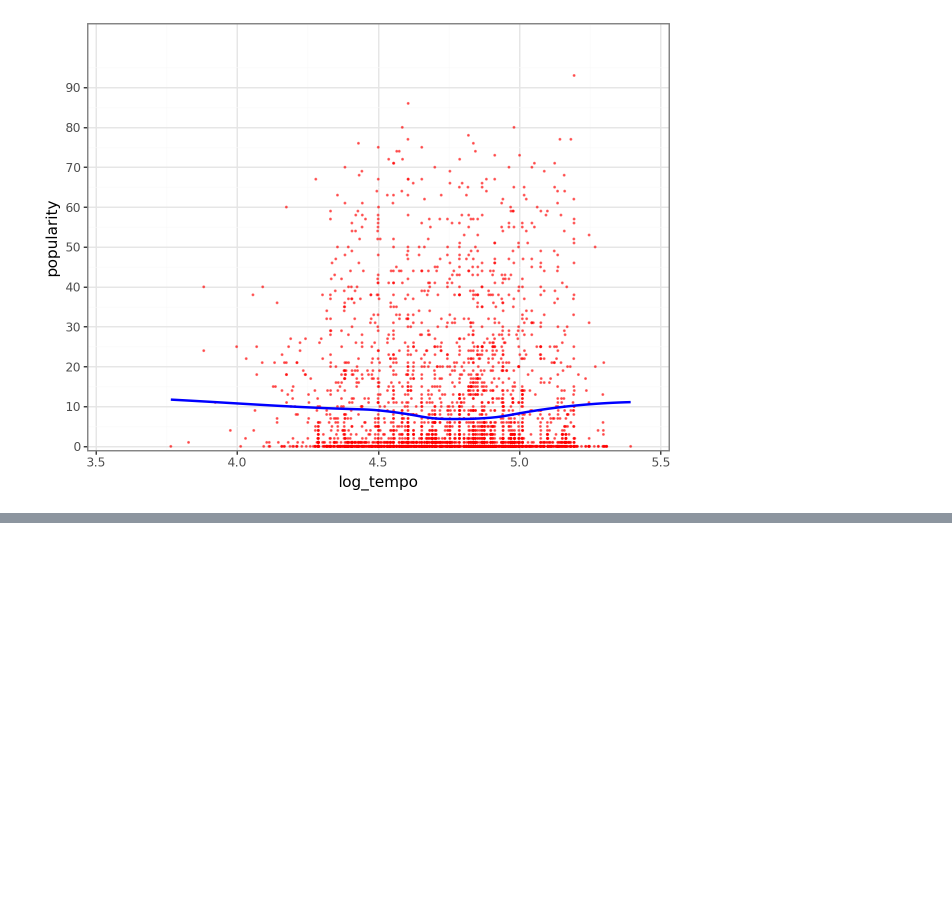
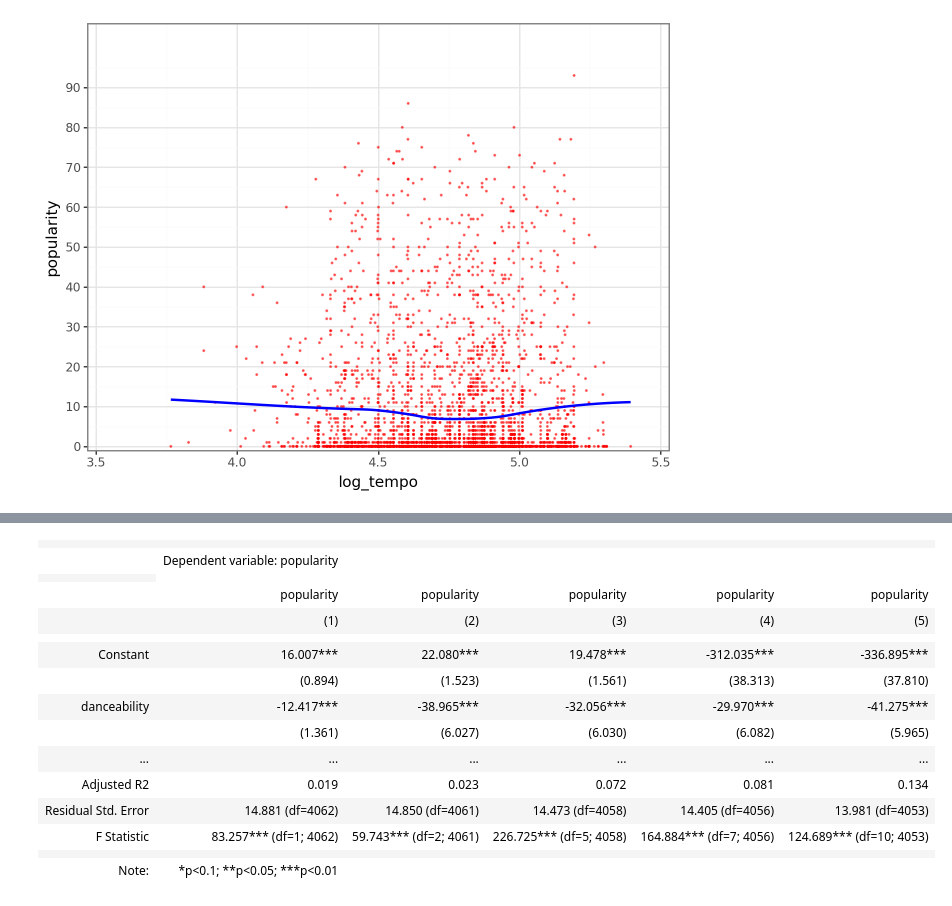
Before and after one commit to Anton21a/Data_Analysis, a Jupyter notebook: Assignment2.ipynb, the cells around one changed output, grey strips where cells are left out. Saved outputs shown, nothing was run; the diff lists cells and outputs as text; code cells hidden in the pictures; blank space fills up the shorter version.

```diff
--- a/Assignment2.ipynb
+++ b/Assignment2.ipynb
@@ -257,0 +290,33 @@ print(plot)
+# %%
+reg1_1 = smf.ols(formula = 'popularity ~ danceability + danceability_squared', data = data).fit(cov_type = 'HC1')
+# %%
+reg2 = smf.ols(formula = 'popularity ~ danceability + danceability_squared + speechiness + speechiness_squared + liveness', data = data).fit(cov_type = 'HC1')
+# %%
+reg3 = smf.ols(formula = 'popularity ~ danceability + danceability_squared + speechiness + speechiness_squared + liveness + log_duration_ms + log_duration_ms_squared', data = data).fit(cov_type = 'HC1')
+# %%
+reg4 = smf.ols(formula = 'popularity ~ danceability + danceability_squared + speechiness + speechiness_squared + liveness + log_duration_ms + log_duration_ms_squared + Hindi + Tamil + Korean',
+               data = data).fit(cov_type = 'HC1')
+# %%
+stargazer = Stargazer([reg1, reg1_1, reg2, reg3, reg4])
+stargazer.custom_columns(["popularity", "popularity", "popularity", "popularity", "popularity"], [1, 1, 1, 1, 1])
+stargazer.covariate_order(["Intercept", 'danceability', 'danceability_squared', 'speechiness', 'speechiness_squared', 'liveness', 'log_duration_ms',
+                          'log_duration_ms_squared', 'Hindi[T.1]', 'Tamil[T.1]', 'Korean[T.1]'])
+stargazer.rename_covariates({"Intercept": "Constant", 'Hindi[T.1]': 'Hindi', 'Tamil[T.1]': 'Tamil', 'Korean[T.1]': 'Korean'})
+stargazer
+# %% [output]
+|  |  |  |  |  |  |
+|  | Dependent variable: popularity |  |  |  |  |
+|  |
+|  | popularity | popularity | popularity | popularity | popularity |
+|  | (1) | (2) | (3) | (4) | (5) |
+|  |  |  |  |  |  |
+| Constant | 16.007*** | 22.080*** | 19.478*** | -312.035*** | -336.895*** |
+|  | (0.894) | (1.523) | (1.561) | (38.313) | (37.810) |
+| danceability | -12.417*** | -38.965*** | -32.056*** | -29.970*** | -41.275*** |
+|  | (1.361) | (6.027) | (6.030) | (6.082) | (5.965) |
+| ... | ... | ... | ... | ... | ... |
+| Adjusted R2 | 0.019 | 0.023 | 0.072 | 0.081 | 0.134 |
+| Residual Std. Error | 14.881 (df=4062) | 14.850 (df=4061) | 14.473 (df=4058) | 14.405 (df=4056) | 13.981 (df=4053) |
+| F Statistic | 83.257*** (df=1; 4062) | 59.743*** (df=2; 4061) | 226.725*** (df=5; 4058) | 164.884*** (df=7; 4056) | 124.689*** (df=10; 4053) |
+|  |  |  |  |  |  |
+| Note: | *p<0.1; **p<0.05; ***p<0.01 |  |  |  |  |
```
Also changed, not shown: parts of 12 cells of this notebook.
